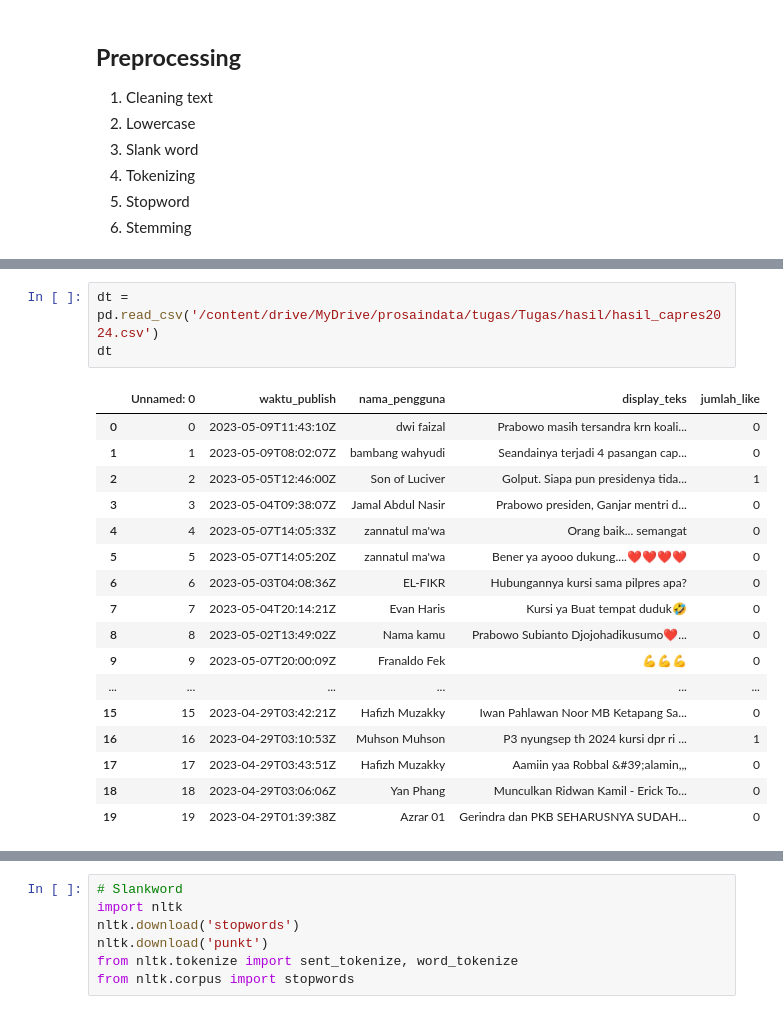
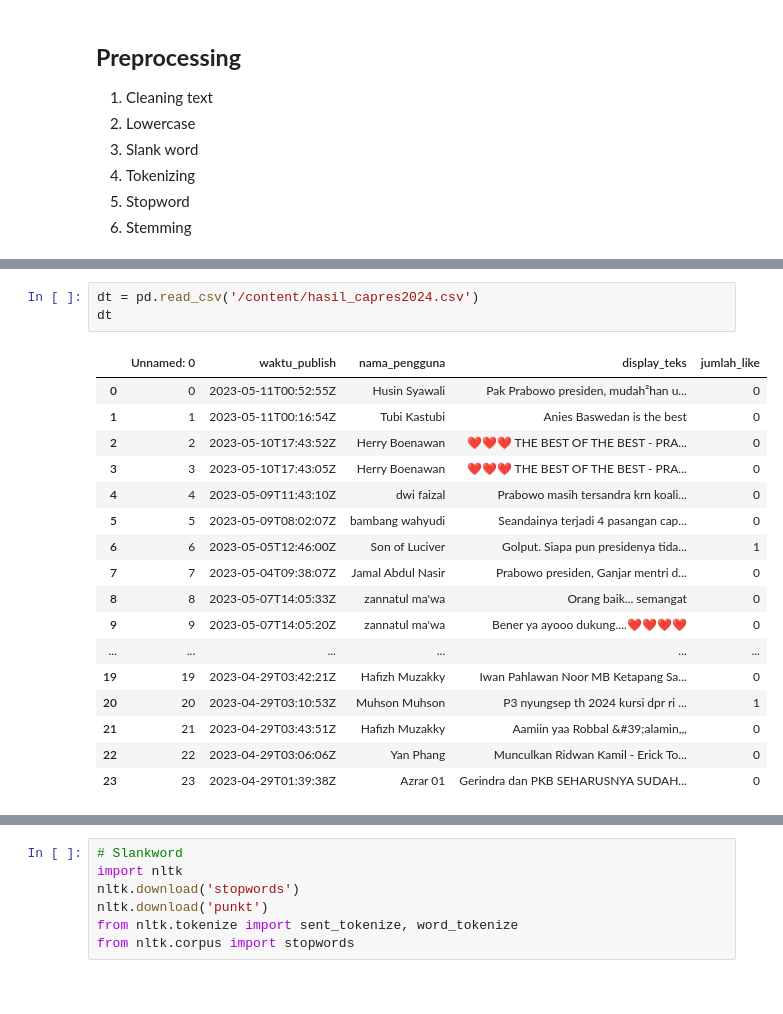
Before and after one commit to LaylaMufahChoiriyah/prosaindata, a Jupyter notebook: _sources/Tugas/Topik_modelling.ipynb, the cells around one changed output, grey strips where cells are left out. Drawn from its saved outputs; the diff is of its cells as text.

```diff
--- a/_sources/Tugas/Topik_modelling.ipynb
+++ b/_sources/Tugas/Topik_modelling.ipynb
@@ -169,24 +167,24 @@ from sklearn.feature_extraction.text import TfidfVectorizer
 # %%
-dt = pd.read_csv('/content/drive/MyDrive/prosaindata/tugas/Tugas/hasil/hasil_capres2024.csv')
+dt = pd.read_csv('/content/hasil_capres2024.csv')
 dt
 # %% [output]
 |  | Unnamed: 0 | waktu_publish | nama_pengguna | display_teks | jumlah_like |
-| 0 | 0 | 2023-05-09T11:43:10Z | dwi faizal | Prabowo masih tersandra krn koali... | 0 |
-| 1 | 1 | 2023-05-09T08:02:07Z | bambang wahyudi | Seandainya terjadi 4 pasangan cap... | 0 |
-| 2 | 2 | 2023-05-05T12:46:00Z | Son of Luciver | Golput. Siapa pun presidenya tida... | 1 |
-| 3 | 3 | 2023-05-04T09:38:07Z | Jamal Abdul Nasir | Prabowo presiden, Ganjar mentri d... | 0 |
-| 4 | 4 | 2023-05-07T14:05:33Z | zannatul ma'wa | Orang baik... semangat | 0 |
-| 5 | 5 | 2023-05-07T14:05:20Z | zannatul ma'wa | Bener ya ayooo dukung....❤️❤️❤️❤️ | 0 |
-| 6 | 6 | 2023-05-03T04:08:36Z | EL-FIKR | Hubungannya kursi sama pilpres apa? | 0 |
-| 7 | 7 | 2023-05-04T20:14:21Z | Evan Haris | Kursi ya Buat tempat duduk🤣 | 0 |
-| 8 | 8 | 2023-05-02T13:49:02Z | Nama kamu | Prabowo Subianto Djojohadikusumo❤... | 0 |
-| 9 | 9 | 2023-05-07T20:00:09Z | Franaldo Fek | 💪💪💪 | 0 |
+| 0 | 0 | 2023-05-11T00:52:55Z | Husin Syawali | Pak Prabowo presiden, mudah²han u... | 0 |
+| 1 | 1 | 2023-05-11T00:16:54Z | Tubi Kastubi | Anies Baswedan is the best | 0 |
+| 2 | 2 | 2023-05-10T17:43:52Z | Herry Boenawan | ❤️❤️❤️ THE BEST OF THE BEST - PRA... | 0 |
+| 3 | 3 | 2023-05-10T17:43:05Z | Herry Boenawan | ❤️❤️❤️ THE BEST OF THE BEST - PRA... | 0 |
+| 4 | 4 | 2023-05-09T11:43:10Z | dwi faizal | Prabowo masih tersandra krn koali... | 0 |
+| 5 | 5 | 2023-05-09T08:02:07Z | bambang wahyudi | Seandainya terjadi 4 pasangan cap... | 0 |
+| 6 | 6 | 2023-05-05T12:46:00Z | Son of Luciver | Golput. Siapa pun presidenya tida... | 1 |
+| 7 | 7 | 2023-05-04T09:38:07Z | Jamal Abdul Nasir | Prabowo presiden, Ganjar mentri d... | 0 |
+| 8 | 8 | 2023-05-07T14:05:33Z | zannatul ma'wa | Orang baik... semangat | 0 |
+| 9 | 9 | 2023-05-07T14:05:20Z | zannatul ma'wa | Bener ya ayooo dukung....❤️❤️❤️❤️ | 0 |
 | ... | ... | ... | ... | ... | ... |
-| 15 | 15 | 2023-04-29T03:42:21Z | Hafizh Muzakky | Iwan Pahlawan Noor MB Ketapang Sa... | 0 |
-| 16 | 16 | 2023-04-29T03:10:53Z | Muhson Muhson | P3 nyungsep th 2024 kursi dpr ri ... | 1 |
-| 17 | 17 | 2023-04-29T03:43:51Z | Hafizh Muzakky | Aamiin yaa Robbal &#39;alamin,,, | 0 |
-| 18 | 18 | 2023-04-29T03:06:06Z | Yan Phang | Munculkan Ridwan Kamil - Erick To... | 0 |
-| 19 | 19 | 2023-04-29T01:39:38Z | Azrar 01 | Gerindra dan PKB SEHARUSNYA SUDAH... | 0 |
+| 19 | 19 | 2023-04-29T03:42:21Z | Hafizh Muzakky | Iwan Pahlawan Noor MB Ketapang Sa... | 0 |
+| 20 | 20 | 2023-04-29T03:10:53Z | Muhson Muhson | P3 nyungsep th 2024 kursi dpr ri ... | 1 |
+| 21 | 21 | 2023-04-29T03:43:51Z | Hafizh Muzakky | Aamiin yaa Robbal &#39;alamin,,, | 0 |
+| 22 | 22 | 2023-04-29T03:06:06Z | Yan Phang | Munculkan Ridwan Kamil - Erick To... | 0 |
+| 23 | 23 | 2023-04-29T01:39:38Z | Azrar 01 | Gerindra dan PKB SEHARUSNYA SUDAH... | 0 |
 # %%
 # Cleaning text
 clean_tag = re.compile('@\S+')
```
Also changed, not shown: parts of 21 cells of this notebook, 13 other files.
